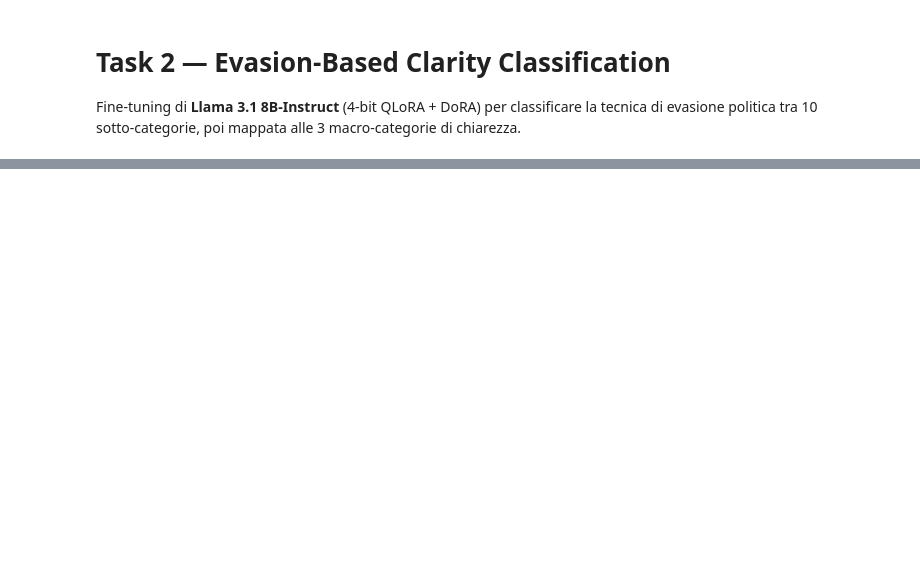
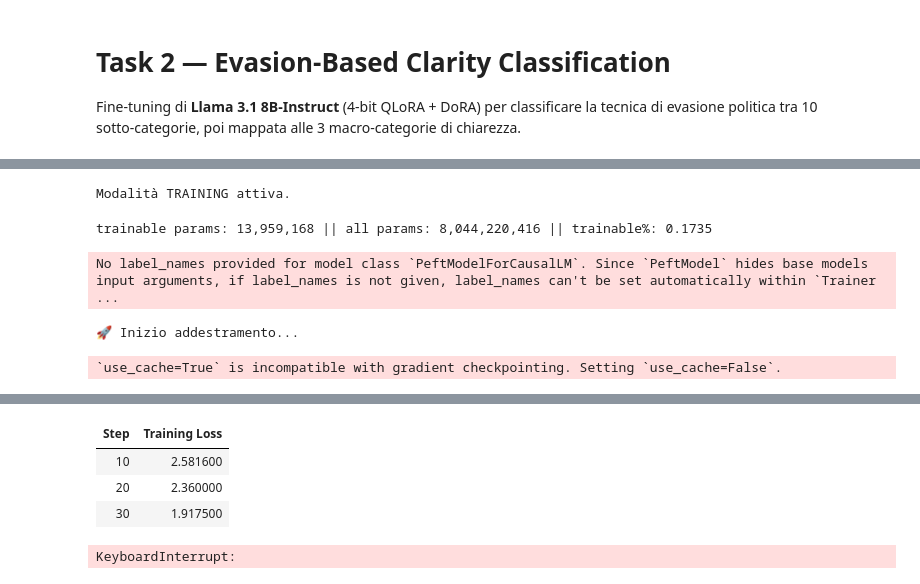
Before and after one commit to itsPinguiz/CLARITY, a Jupyter notebook: Task2.ipynb, the cells around one changed output, grey strips where cells are left out. Cells and saved outputs as stored; diff of their text form; code cells hidden in the pictures; blank space fills up the shorter version.

```diff
--- a/Task2.ipynb
+++ b/Task2.ipynb
@@ -128,11 +139,13 @@ tokenizer = AutoTokenizer.from_pretrained(MODEL_ID)
 tokenizer.pad_token = tokenizer.eos_token
 tokenizer.padding_side = "right"
 
-# Caricamento split train e test
-train_dataset = load_from_disk("dataset/QEvasion/train")
-test_dataset  = load_from_disk("dataset/QEvasion/test")
+# Caricamento split train e test utilizzando percorsi assoluti
+TRAIN_DATA_PATH = os.path.join(REPO_DIR, "dataset", "QEvasion", "train")
+TEST_DATA_PATH = os.path.join(REPO_DIR, "dataset", "QEvasion", "test")
+
+train_dataset = load_from_disk(TRAIN_DATA_PATH)
+test_dataset  = load_from_disk(TEST_DATA_PATH)
 print(f"Train: {len(train_dataset)} esempi | Test: {len(test_dataset)} esempi")
-
 
 def format_prompt_task2(example):
     """Formatta un esempio nel template chat di Llama 3.1 per il Task 2."""
@@ -147,7 +160,6 @@ def format_prompt_task2(example):
     ]
     return {"text": tokenizer.apply_chat_template(messages, tokenize=False)}
 
-
 # Applica la formattazione solo al train set (il test usa la funzione di inferenza)
 formatted_train = train_dataset.map(format_prompt_task2, remove_columns=train_dataset.column_names)
 
@@ -180,6 +210,9 @@ if ESEGUI_TRAINING:
     )
     model = prepare_model_for_kbit_training(model)
 
+    # [NEW] 1. Abilita il Gradient Checkpointing per risparmiare VRAM
+    model.gradient_checkpointing_enable()
+
     # Configurazione DoRA sui layer di attenzione
     peft_config = LoraConfig(
         r=16, lora_alpha=32,
@@ -192,10 +225,10 @@ if ESEGUI_TRAINING:
 
     os.makedirs(OUTPUT_DIR, exist_ok=True)
 
-    training_args = TrainingArguments(
+    training_args = SFTConfig(             # [CHANGED] Usa SFTConfig invece di TrainingArguments
         output_dir=OUTPUT_DIR,
-        per_device_train_batch_size=2,
-        gradient_accumulation_steps=4,
+        per_device_train_batch_size=1,
+        gradient_accumulation_steps=8,
         optim="paged_adamw_32bit",
         save_strategy="epoch",
         logging_steps=10,
@@ -209,14 +242,16 @@ if ESEGUI_TRAINING:
         group_by_length=True,
         lr_scheduler_type="cosine",
         report_to="none",
+        max_length=512,                    # [NEW] Spostato qui e rinominato in max_length
     )
 
     trainer = SFTTrainer(
         model=model,
         train_dataset=formatted_train,
         args=training_args,
-        peft_config=None,          # modello già wrappato con PEFT
+        peft_config=None,
         processing_class=tokenizer,
+        # max_seq_length rimosso da qui!
     )
 
     print("🚀 Inizio addestramento...")
@@ -248,3 +283,9 @@ else:
 
 model.eval()
 print(f"Modello in eval mode. Device: {model.device}")
+# %% [output]
+Modalità TRAINING attiva.
+trainable params: 13,959,168 || all params: 8,044,220,416 || trainable%: 0.1735
+No label_names provided for model class `PeftModelForCausalLM`. Since `PeftModel` hides base models input arguments, if label_names is not given, label_names can't be set automatically within `Trainer ...
+🚀 Inizio addestramento...
+`use_cache=True` is incompatible with gradient checkpointing. Setting `use_cache=False`.
@@ -251,3 +293,8 @@ print(f"Modello in eval mode. Device: {model.device}")
+| Step | Training Loss |
+| 10 | 2.581600 |
+| 20 | 2.360000 |
+| 30 | 1.917500 |
+KeyboardInterrupt:
 # %%
 # ============================================================
 # CELLA 5 — Funzioni di Supporto (Inference JSON & Mapping)
```
Also changed, not shown: parts of 6 cells of this notebook, 11 other files.
